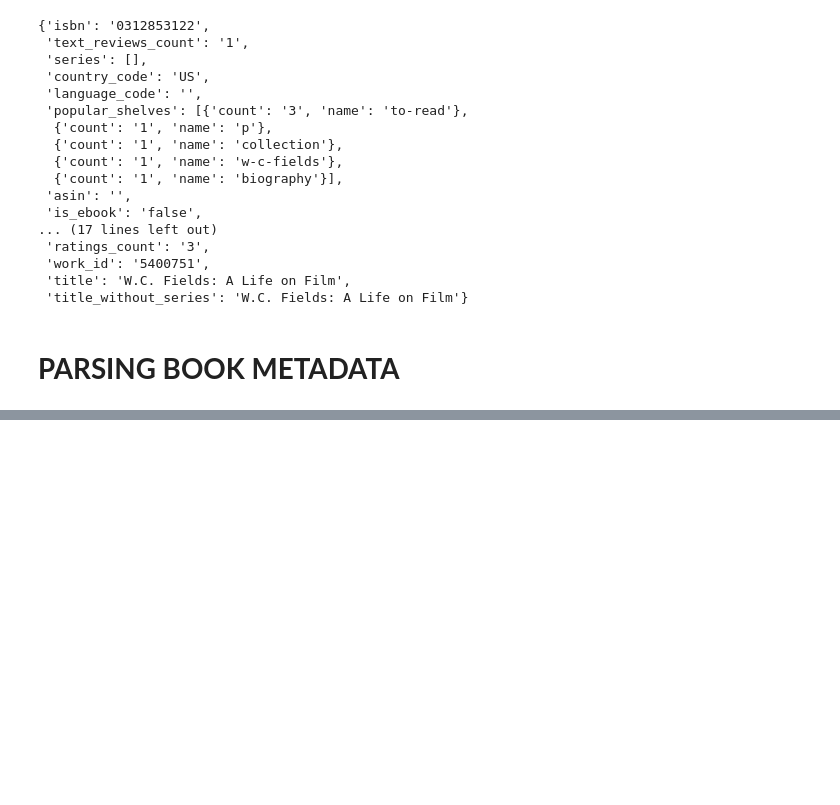
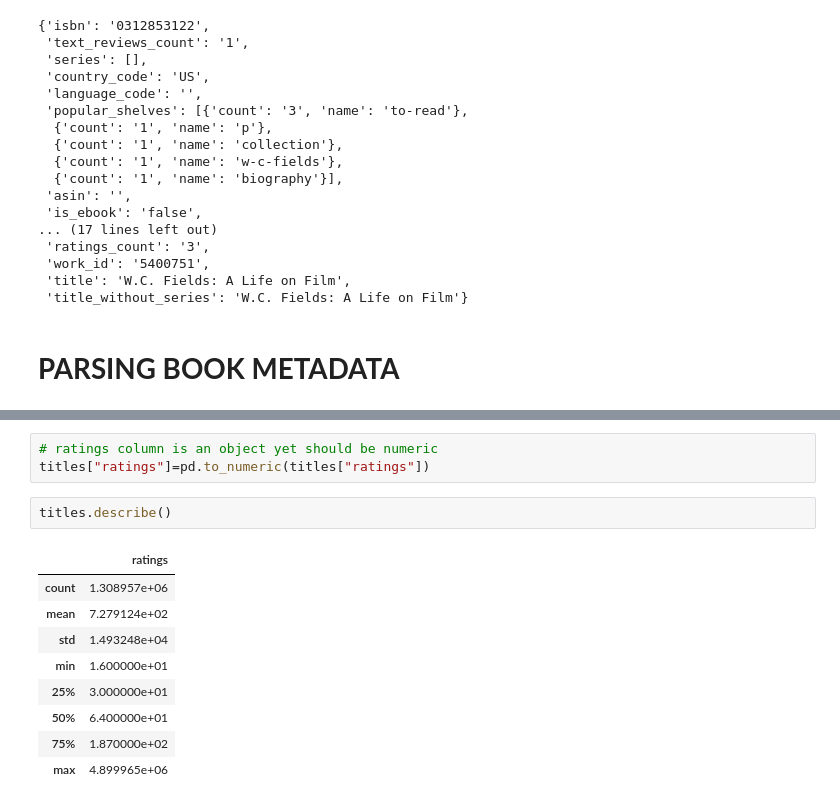
Before and after one commit to TROISTROIS/BOOK-RECOMMENDATION-SYSTEM, a Jupyter notebook: book-recommendation-system.ipynb, the cells around one changed output, grey strips where cells are left out. Drawn from its saved outputs; the diff is of its cells as text; blank space fills up the shorter version.

```diff
--- a/book-recommendation-system.ipynb
+++ b/book-recommendation-system.ipynb
@@ -76,0 +145,15 @@ json.loads(line)
+# %%
+# ratings column is an object yet should be numeric
+titles["ratings"]=pd.to_numeric(titles["ratings"])
+# %%
+titles.describe()
+# %% [output]
+|  | ratings |
+| count | 1.308957e+06 |
+| mean | 7.279124e+02 |
+| std | 1.493248e+04 |
+| min | 1.600000e+01 |
+| 25% | 3.000000e+01 |
+| 50% | 6.400000e+01 |
+| 75% | 1.870000e+02 |
+| max | 4.899965e+06 |
```
Also changed, not shown: parts of 13 cells of this notebook.
